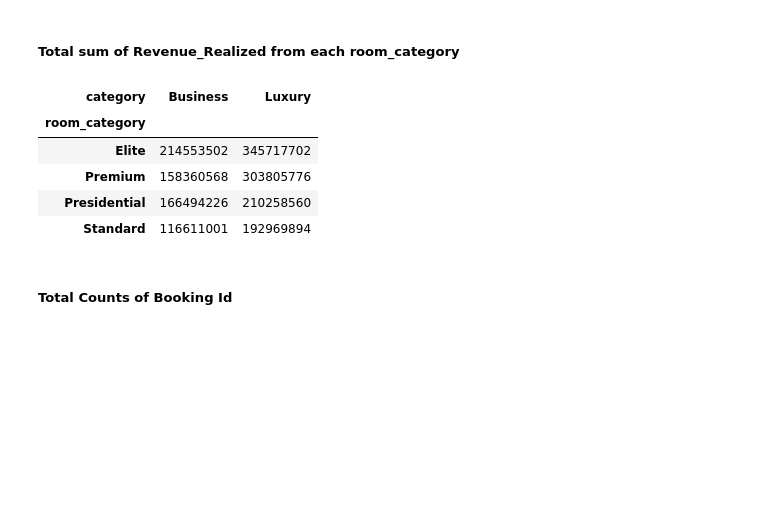
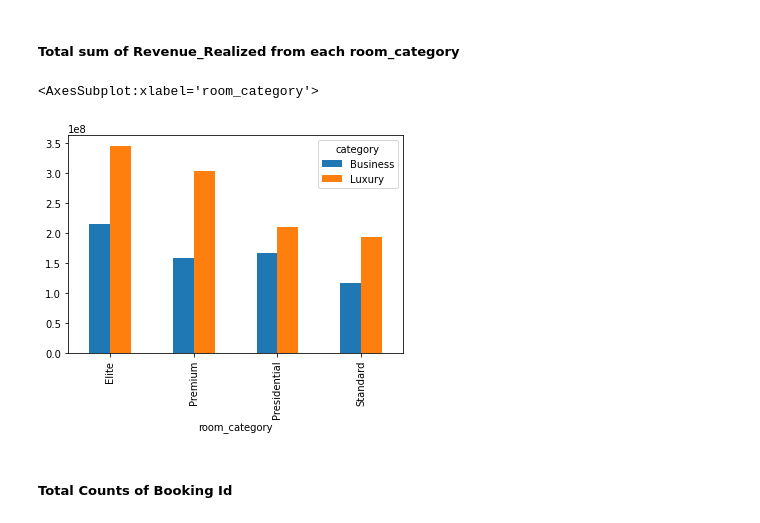
Before and after one commit to shubham1894/Data-Science-Portfolio, a Jupyter notebook: Atliq Hospitality Revenue/HotelBooking2.ipynb, the cells around one changed output. Saved outputs shown, nothing was run; the diff lists cells and outputs as text; code cells hidden in the pictures; blank space fills up the shorter version.

```diff
--- a/Atliq Hospitality Revenue/HotelBooking2.ipynb
+++ b/Atliq Hospitality Revenue/HotelBooking2.ipynb
@@ -287,14 +287,10 @@ df_finall['revenue_realized'].sum()
 # %% [markdown]
 ##### Total sum of Revenue_Realized from each room_category
 # %%
-df_finall.groupby(['room_category','category'])['revenue_realized'].sum().unstack()
+df_finall.groupby(['room_category','category'])['revenue_realized'].sum().unstack().plot.bar()
 # %% [output]
-| category | Business | Luxury |
-| room_category |  |  |
-| Elite | 214553502 | 345717702 |
-| Premium | 158360568 | 303805776 |
-| Presidential | 166494226 | 210258560 |
-| Standard | 116611001 | 192969894 |
+<AxesSubplot:xlabel='room_category'>
+[figure, added]
 # %% [markdown]
 ##### Total Counts of Booking Id
 # %%
```
Also changed, not shown: parts of 7 cells of this notebook.
